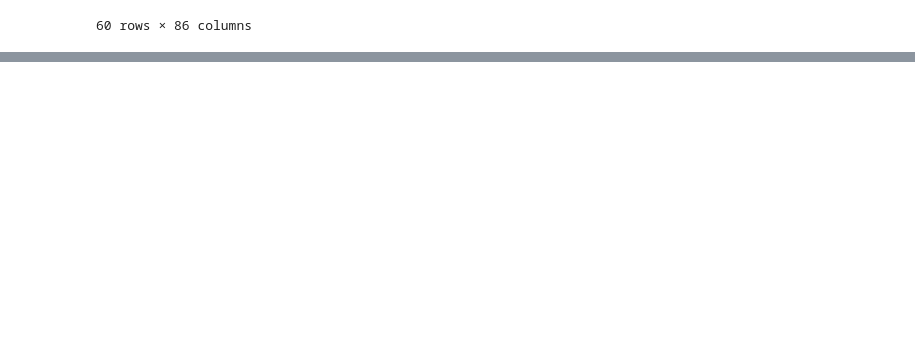
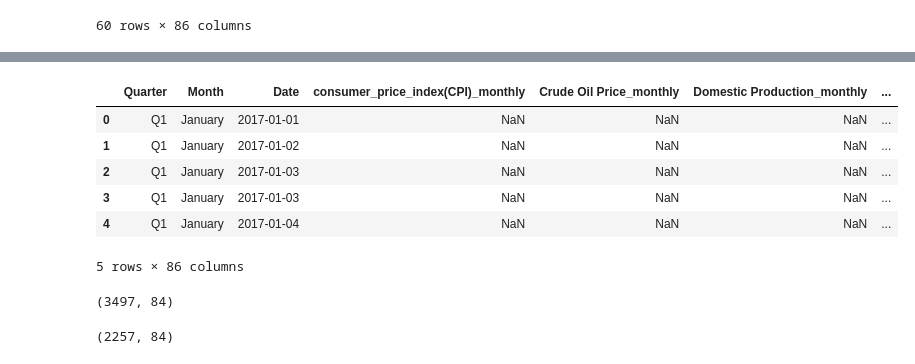
Before and after one commit to Udeani4/SectorLevel_StockPerformance_Predictoion, a Jupyter notebook: ngx_practice.ipynb, the cells around one changed output, grey strips where cells are left out. Saved outputs shown, nothing was run; the diff lists cells and outputs as text; code cells hidden in the pictures; blank space fills up the shorter version.

```diff
--- a/ngx_practice.ipynb
+++ b/ngx_practice.ipynb
@@ -1017,0 +1054,11 @@ receiving_data.head(60)
+# %%
+## drop NaN
+populated_data.head()
+# %% [output]
+|  | Quarter | Month | Date | consumer_price_index(CPI)_monthly | Crude Oil Price_monthly | Domestic Production_monthly | ... |
+| 0 | Q1 | January | 2017-01-01 | NaN | NaN | NaN | ... |
+| 1 | Q1 | January | 2017-01-02 | NaN | NaN | NaN | ... |
+| 2 | Q1 | January | 2017-01-03 | NaN | NaN | NaN | ... |
+| 3 | Q1 | January | 2017-01-03 | NaN | NaN | NaN | ... |
+| 4 | Q1 | January | 2017-01-04 | NaN | NaN | NaN | ... |
+5 rows × 86 columns
@@ -1017,0 +1067,4 @@ receiving_data.head(60)
+# %%
+pop_data.shape
+# %% [output]
+(3497, 84)
@@ -1017,0 +1077,4 @@ receiving_data.head(60)
+# %%
+pop_data.shape
+# %% [output]
+(2257, 84)
```
Also changed, not shown: parts of 13 cells of this notebook, 4 other files.
